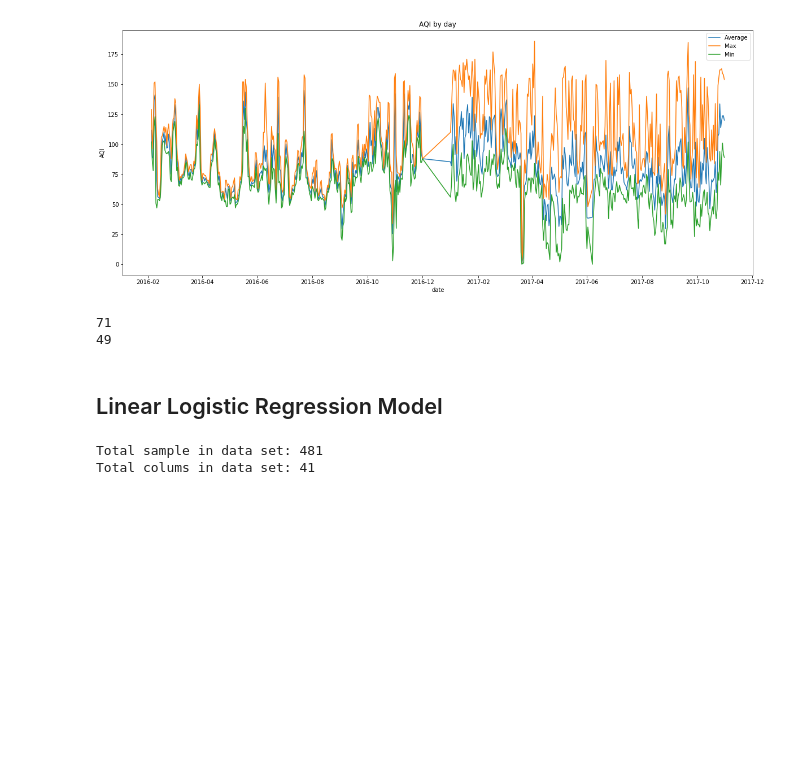
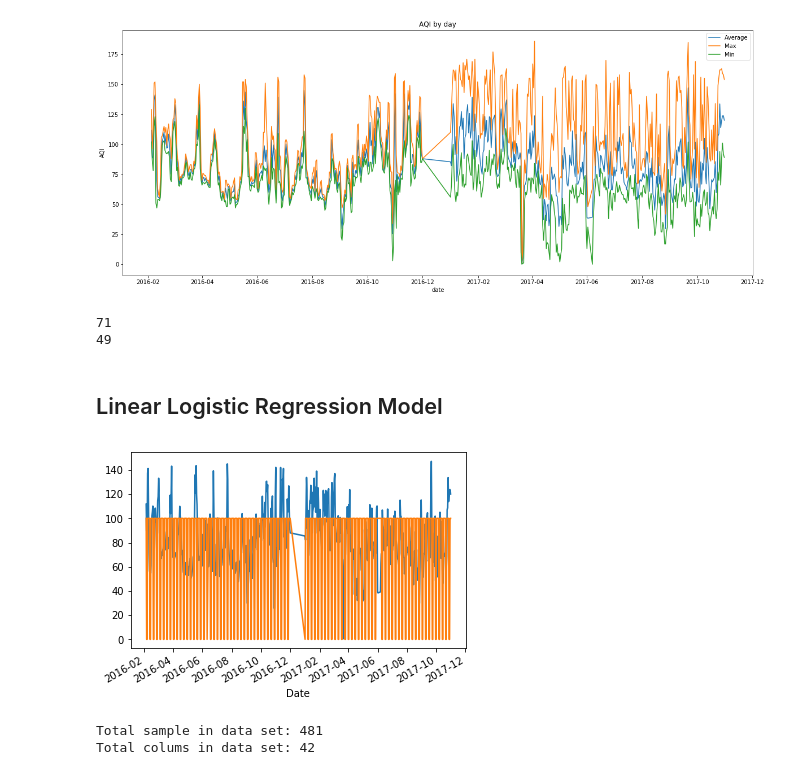
Before and after one commit to VGabby/AirQuality, a Jupyter notebook: HCM_AQI_Classification.ipynb, the cells around one changed output. Saved outputs shown, nothing was run; the diff lists cells and outputs as text; code cells hidden in the pictures; blank space fills up the shorter version.

```diff
--- a/HCM_AQI_Classification.ipynb
+++ b/HCM_AQI_Classification.ipynb
@@ -114,6 +114,14 @@ df_x = df_x.set_index(pd.DatetimeIndex(df_x['Date']))
 ## Linear Logistic Regression Model
 # %%
 df3 = df3.set_index(pd.DatetimeIndex(df3['Date']))
+# Add weekday feature to dataset
+df3['weekday'] = df3.index.weekday
+df3['weekday']  = (df3['weekday'] < 5).astype(np.float32)
+plt.figure()
+df3['Average'].plot()
+(df3['weekday'] * 100).plot()
+plt.show()
+
 # Merge input and output
 merge=pd.merge(df3,df_x, how='inner', left_index=True, right_index=True)
 merge = merge.drop('Date_y',axis=1)
@@ -126,40 +134,41 @@ def aqi_to_apl(x):
     if(x in range(0,51)):
         return 0
     elif( x in range(51,100)):
         return 1
     elif( x in range(100,151)):
         return 2
     elif( x in range(151,201)):
         return 3
     elif( x in range(201,251)):
         return 4
     elif( x in range(251,301)):
         return 5
     else :
         return 6
 def normalize_data(data):
-	data = np.asarray(data,dtype=np.float32)
-	mean = data.mean(axis=0)
-	std = data.std(axis=0)
-	data = (data - mean) / std
-	return data
+    data = np.asarray(data,dtype=np.float32)
+    mean = data.mean(axis=0)
+    std = data.std(axis=0)
+    data = (data - mean) / std
+    return data
 
 # Convert AQI to Air polution level
 for index,row in dataset.iterrows():
     dataset = dataset.set_value(index,'Average',aqi_to_apl(int(row.Average)))
     #dataset = dataset.set_value(index,'Max',aqi_to_apl(int(row.Max)))
     #dataset = dataset.set_value(index,'Min',aqi_to_apl(int(row.Min)))
 
 # convert object to int
 # get list of unique value
 da = np.unique(dataset['meanwdire'])
 # zip to dictionary
 da = dict(zip(da,range(len(da))))
 # replace columns with dic
 dataset['meanwdire'] = dataset['meanwdire'].replace(da)
 # %% [output]
+[figure, added]
 Total sample in data set: 481
-Total colums in data set: 41
+Total colums in data set: 42
 # %%
 import tensorflow as tf
 #step 1 define hyper_para
```
Also changed, not shown: parts of 3 cells of this notebook.
